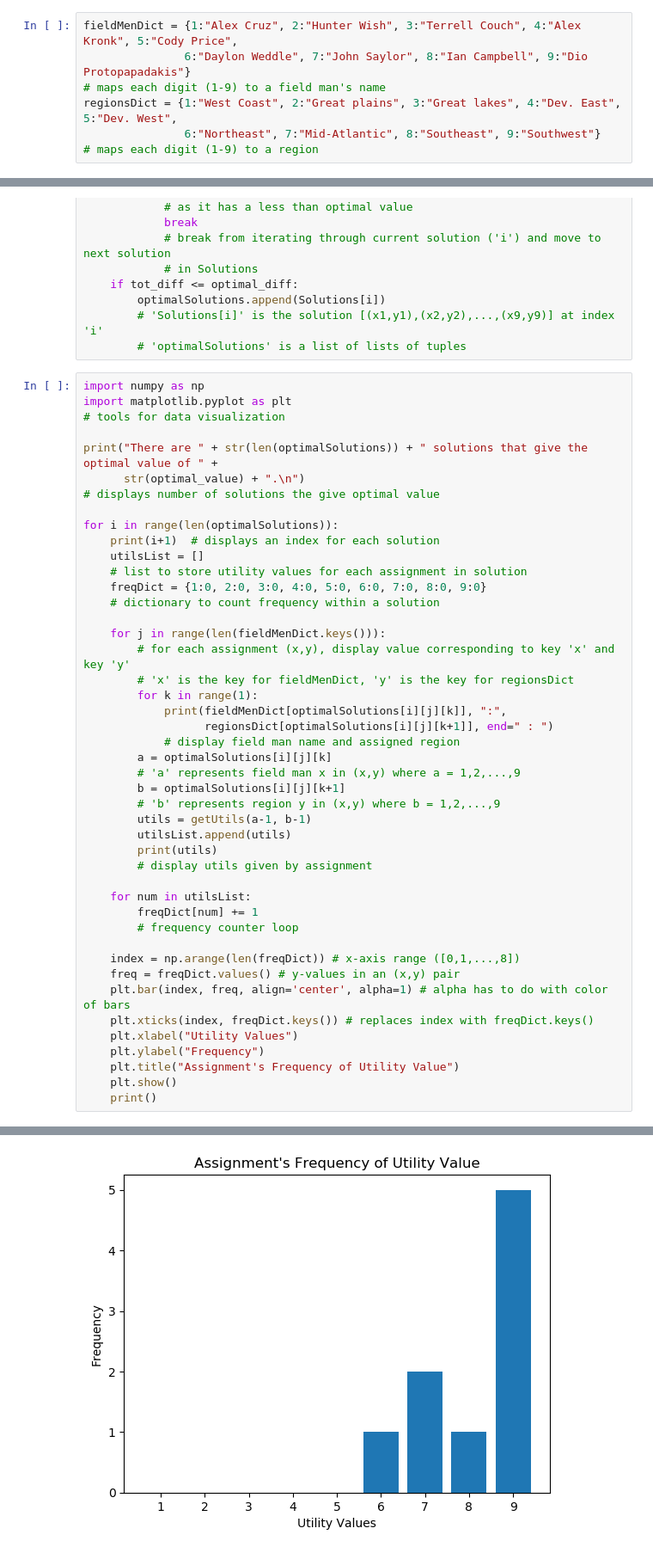
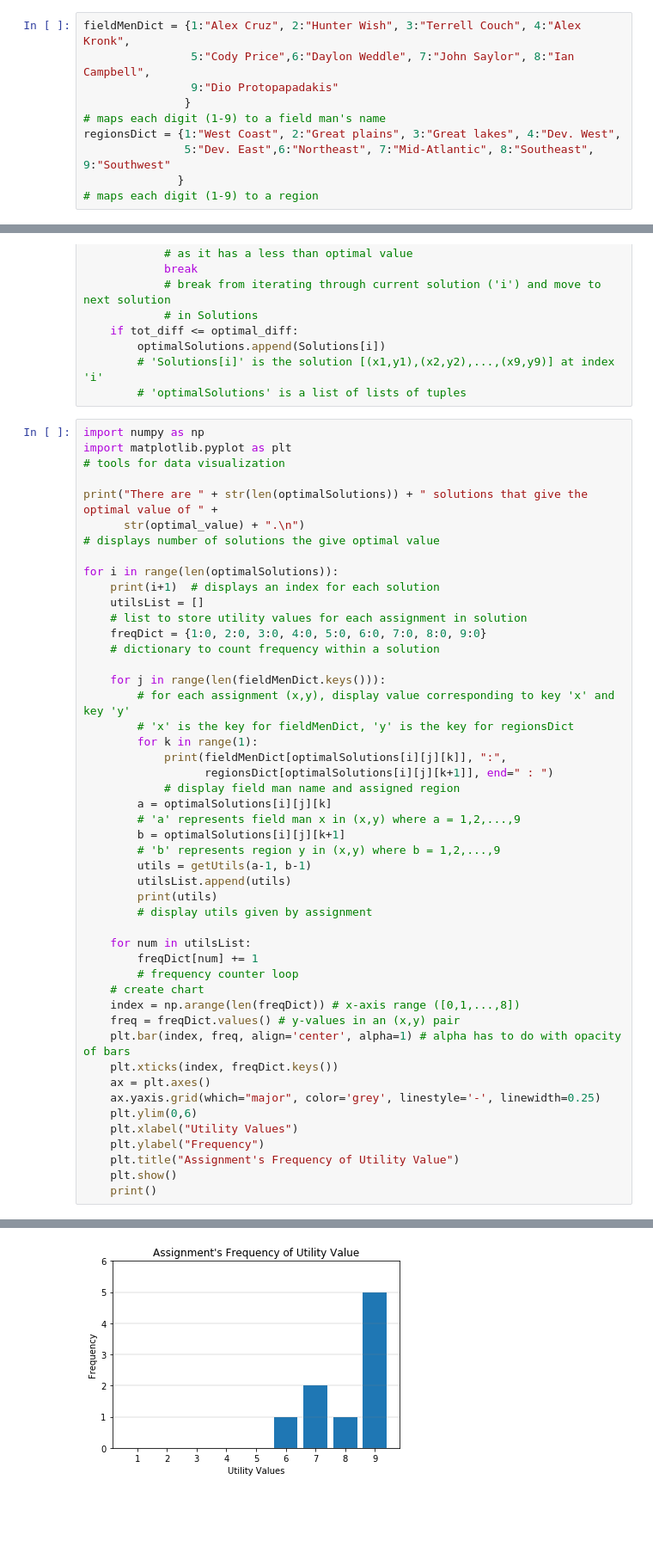
Before and after one commit to etsu0721/FS-Region-Assingment, a Jupyter notebook: FS-Region Assignment.ipynb, the cells around one changed output, grey strips where cells are left out. Shown: that part at 86% size. Saved outputs shown, nothing was run; the diff lists cells and outputs as text; blank space fills up the shorter version.

Commit message:
Plot edits
Includes:
fixes y-axis range - range is now constant across all plots
adds major lines to y-axis

```diff
--- a/FS-Region Assignment.ipynb
+++ b/FS-Region Assignment.ipynb
@@ -1,9 +1,12 @@
 # %%
-fieldMenDict = {1:"Alex Cruz", 2:"Hunter Wish", 3:"Terrell Couch", 4:"Alex Kronk", 5:"Cody Price",
-               6:"Daylon Weddle", 7:"John Saylor", 8:"Ian Campbell", 9:"Dio Protopapadakis"}
+fieldMenDict = {1:"Alex Cruz", 2:"Hunter Wish", 3:"Terrell Couch", 4:"Alex Kronk",
+                5:"Cody Price",6:"Daylon Weddle", 7:"John Saylor", 8:"Ian Campbell",
+                9:"Dio Protopapadakis"
+               }
 # maps each digit (1-9) to a field man's name
-regionsDict = {1:"West Coast", 2:"Great plains", 3:"Great lakes", 4:"Dev. East", 5:"Dev. West",
-               6:"Northeast", 7:"Mid-Atlantic", 8:"Southeast", 9:"Southwest"}
+regionsDict = {1:"West Coast", 2:"Great plains", 3:"Great lakes", 4:"Dev. West",
+               5:"Dev. East",6:"Northeast", 7:"Mid-Atlantic", 8:"Southeast", 9:"Southwest"
+              }
 # maps each digit (1-9) to a region
 # %%
 U = [
@@ -113,11 +116,14 @@ for i in range(len(optimalSolutions)):
     for num in utilsList:
         freqDict[num] += 1
         # frequency counter loop
-
+    # create chart
     index = np.arange(len(freqDict)) # x-axis range ([0,1,...,8])
     freq = freqDict.values() # y-values in an (x,y) pair
-    plt.bar(index, freq, align='center', alpha=1) # alpha has to do with color of bars
-    plt.xticks(index, freqDict.keys()) # replaces index with freqDict.keys()
+    plt.bar(index, freq, align='center', alpha=1) # alpha has to do with opacity of bars
+    plt.xticks(index, freqDict.keys())
+    ax = plt.axes()
+    ax.yaxis.grid(which="major", color='grey', linestyle='-', linewidth=0.25)
+    plt.ylim(0,6)
     plt.xlabel("Utility Values")
     plt.ylabel("Frequency")
     plt.title("Assignment's Frequency of Utility Value")
@@ -133,8 +139,8 @@ Terrell Couch : Dev. East : 8
 Alex Kronk : Southwest : 9
 Cody Price : Mid-Atlantic : 9
 Daylon Weddle : West Coast : 9
 John Saylor : Northeast : 7
 Ian Campbell : Great lakes : 7
 Dio Protopapadakis : Southeast : 9
-[figure, old version]
+[figure, new version]
 2
```
Also changed, not shown: parts of 1 cell of this notebook.
